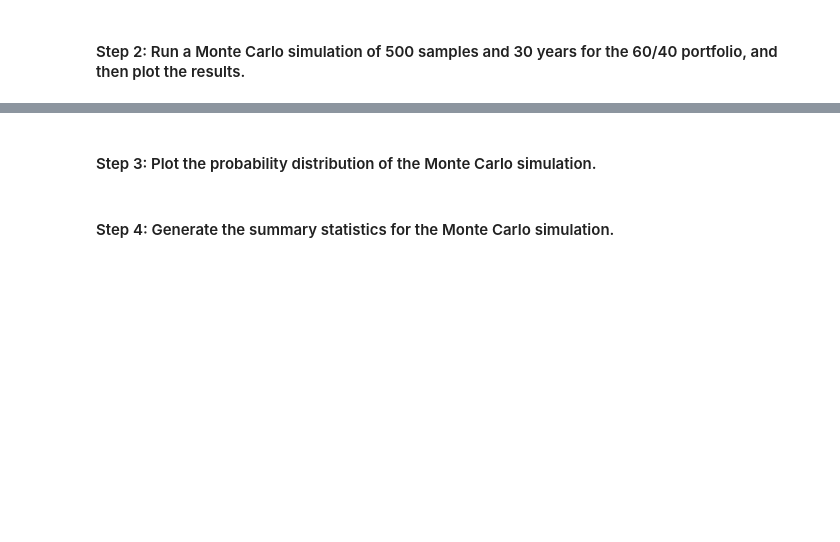
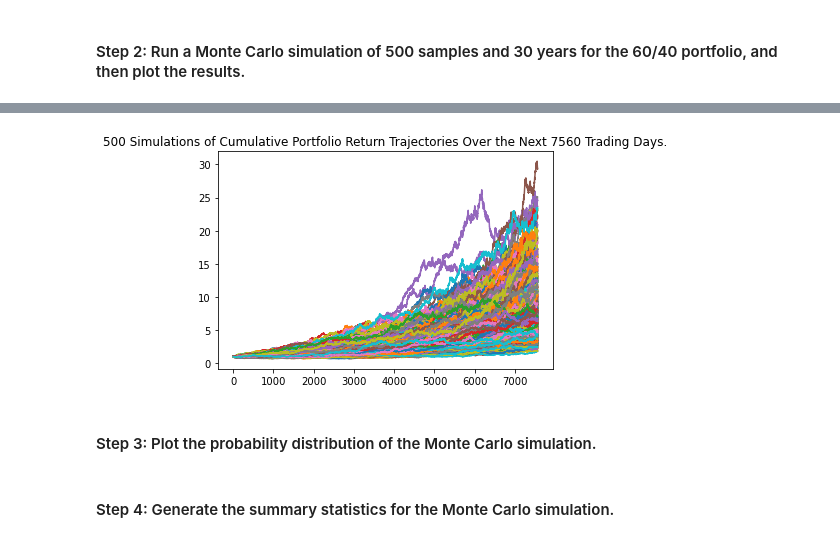
Before and after one commit to kian48/fintechchalleng5, a Jupyter notebook: Starter_Code-6/financial_planning_tools.ipynb, the cells around one changed output, grey strips where cells are left out. Saved outputs shown, nothing was run; the diff lists cells and outputs as text; code cells hidden in the pictures; blank space fills up the shorter version.

```diff
--- a/Starter_Code-6/financial_planning_tools.ipynb
+++ b/Starter_Code-6/financial_planning_tools.ipynb
@@ -402,19 +413,25 @@ In this section, you’ll use the MCForecastTools library to create a Monte Carl
 # %%
 # Set start and end dates of 3 years back from your current date
 # Alternatively, you can use an end date of 2020-08-07 and work 3 years back from that date
-# YOUR CODE HERE
-# YOUR CODE HERE
+start_mc=pd.Timestamp("2017-08-07", tz="America/New_York").isoformat()
+end_mc=pd.Timestamp("2020-08-07", tz="America/New_York").isoformat()
+
 
 # Set number of rows to 1000 to retrieve the maximum amount of rows
-# YOUR CODE HERE
+limit=1000
 # %%
 # Use the Alpaca get_barset function to make the API call to get the 3 years worth of pricing data
 # The tickers and timeframe parameters should have been set in Part 1 of this activity
 # The start and end dates should be updated with the information set above
 # Remember to add the df property to the end of the call so the response is returned as a DataFrame
-# YOUR CODE HERE
-
+portfolio_mc = alpaca.get_barset(
+    tickers,
+    timeframe,
+    start=start_mc,
+    end=end_mc,
+    limit=limit
+).df
 
 # Display both the first and last five rows of the DataFrame
-# YOUR CODE HERE
-# YOUR CODE HERE
+display(portfolio_mc.head())
+display(portfolio_mc.tail())
@@ -424,7 +458,12 @@ In this section, you’ll use the MCForecastTools library to create a Monte Carl
 # Configure the Monte Carlo simulation to forecast 30 years cumulative returns
 # The weights should be split 40% to AGG and 60% to SPY.
 # Run 500 samples.
-# YOUR CODE HERE
+MC_portfolio = MCSimulation(
+    portfolio_data=portfolio_mc,
+    weights=[.6, .4],
+    num_simulation=500,
+    num_trading_days=252*30
+)
 
 # Review the simulation input data
-# YOUR CODE HERE
+MC_portfolio.portfolio_data.head()
@@ -434,7 +513,9 @@ In this section, you’ll use the MCForecastTools library to create a Monte Carl
 # %%
 # Visualize the 30-year Monte Carlo simulation by creating an
 # overlay line plot
-# YOUR CODE HERE
+portfolio_mc_plot = MC_portfolio.plot_simulation()
+# %% [output]
+[figure, added]
 # %% [markdown]
 #### Step 3: Plot the probability distribution of the Monte Carlo simulation.
 # %%
```
Also changed, not shown: parts of 7 cells of this notebook.
